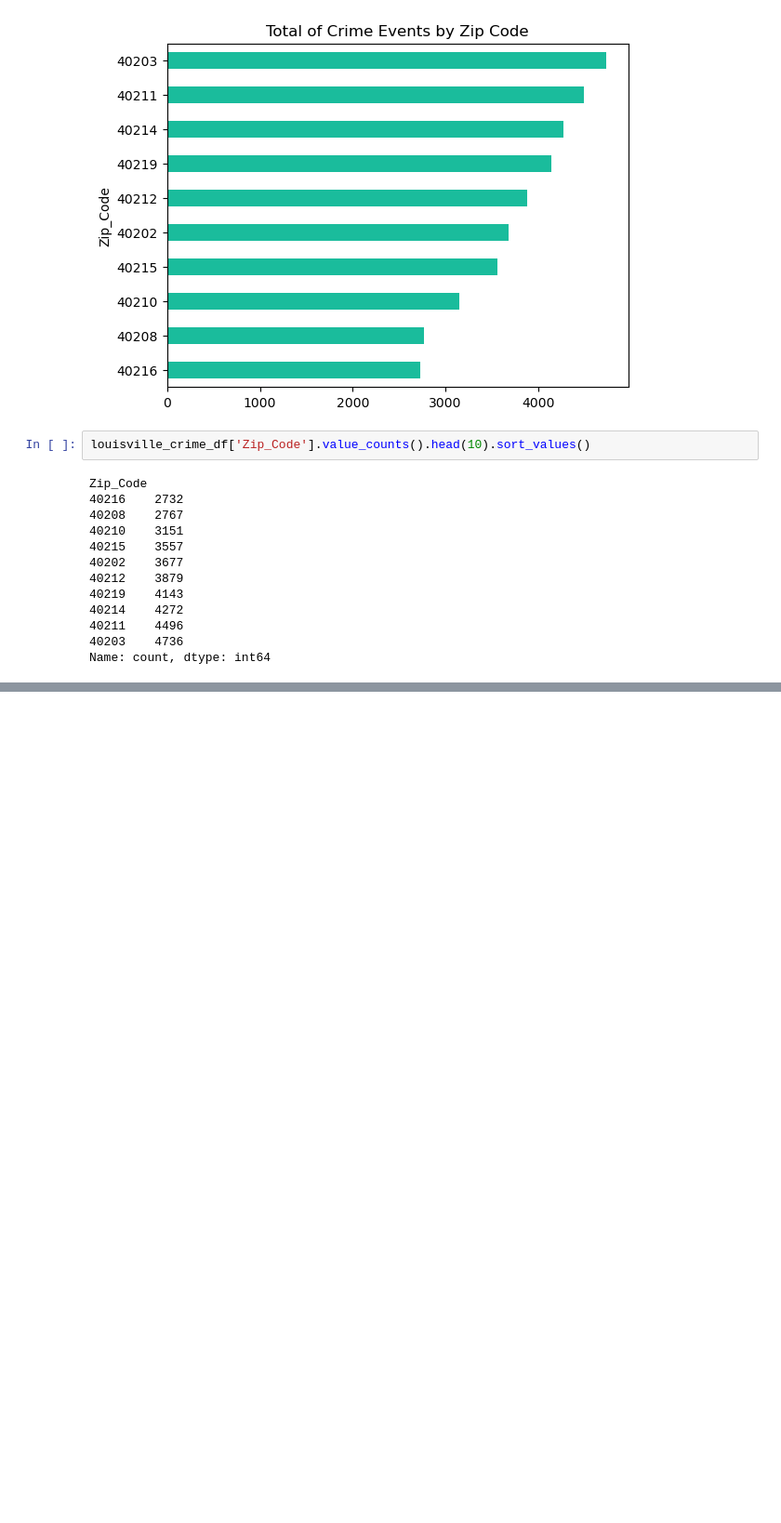
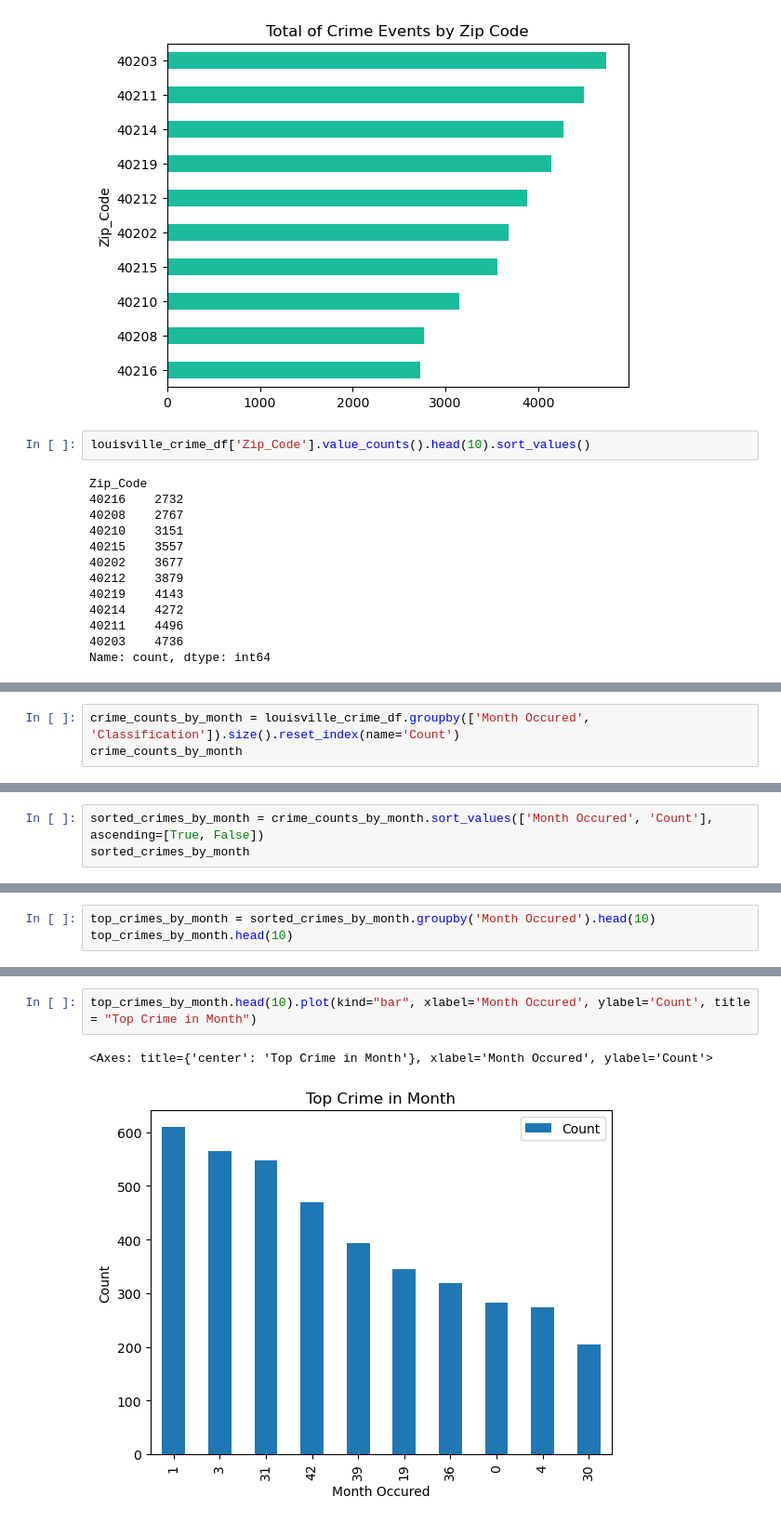
Before and after one commit to Uhuegbu23/crime_unemployment_data, a Jupyter notebook: notebooks/louisville_crime.ipynb, the cells around one changed output, grey strips where cells are left out. Shown at 93% size. Cells and saved outputs as stored; diff of their text form; blank space fills up the shorter version.

```diff
--- a/notebooks/louisville_crime.ipynb
+++ b/notebooks/louisville_crime.ipynb
@@ -311,0 +381,3 @@ Name: count, dtype: int64
+# %%
+crime_counts_by_month = louisville_crime_df.groupby(['Month Occured', 'Classification']).size().reset_index(name='Count')
+crime_counts_by_month
@@ -311,0 +398,3 @@ Name: count, dtype: int64
+# %%
+sorted_crimes_by_month = crime_counts_by_month.sort_values(['Month Occured', 'Count'], ascending=[True, False])
+sorted_crimes_by_month
@@ -311,0 +415,3 @@ Name: count, dtype: int64
+# %%
+top_crimes_by_month = sorted_crimes_by_month.groupby('Month Occured').head(10)
+top_crimes_by_month.head(10)
@@ -311,0 +430,5 @@ Name: count, dtype: int64
+# %%
+top_crimes_by_month.head(10).plot(kind="bar", xlabel='Month Occured', ylabel='Count', title = "Top Crime in Month")
+# %% [output]
+<Axes: title={'center': 'Top Crime in Month'}, xlabel='Month Occured', ylabel='Count'>
+[figure, added]
```
Also changed, not shown: parts of 11 cells of this notebook.
